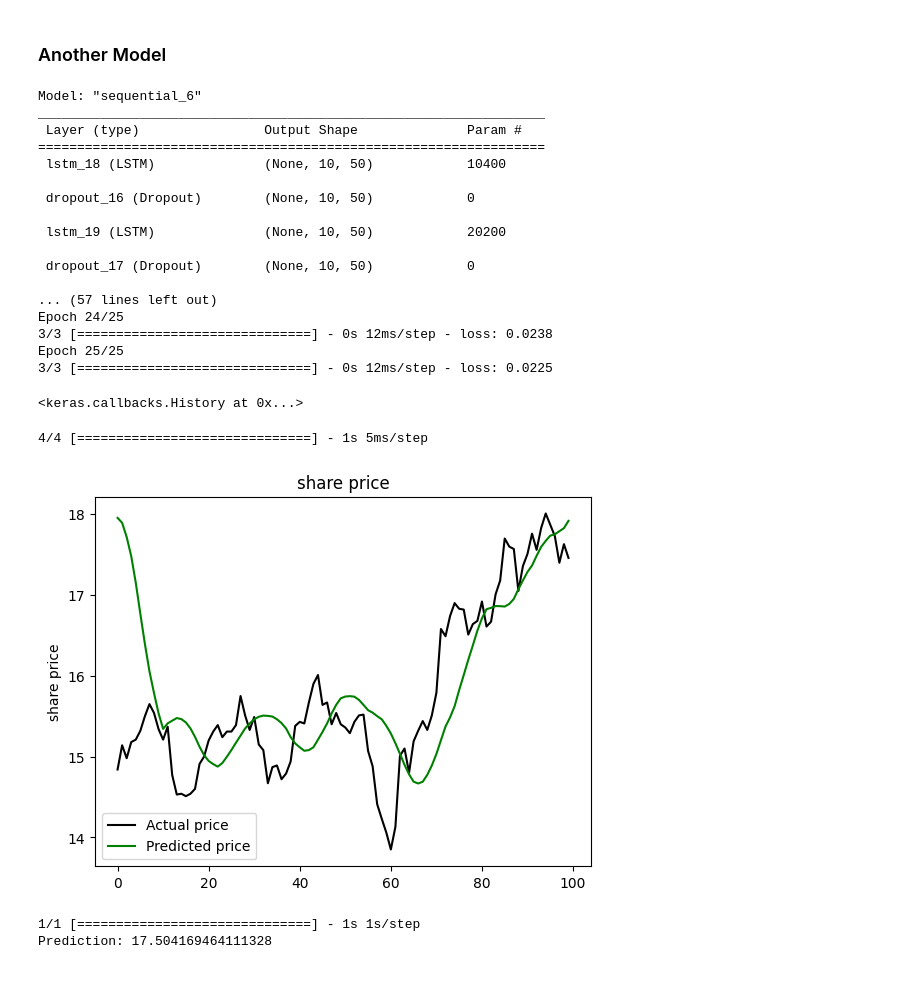
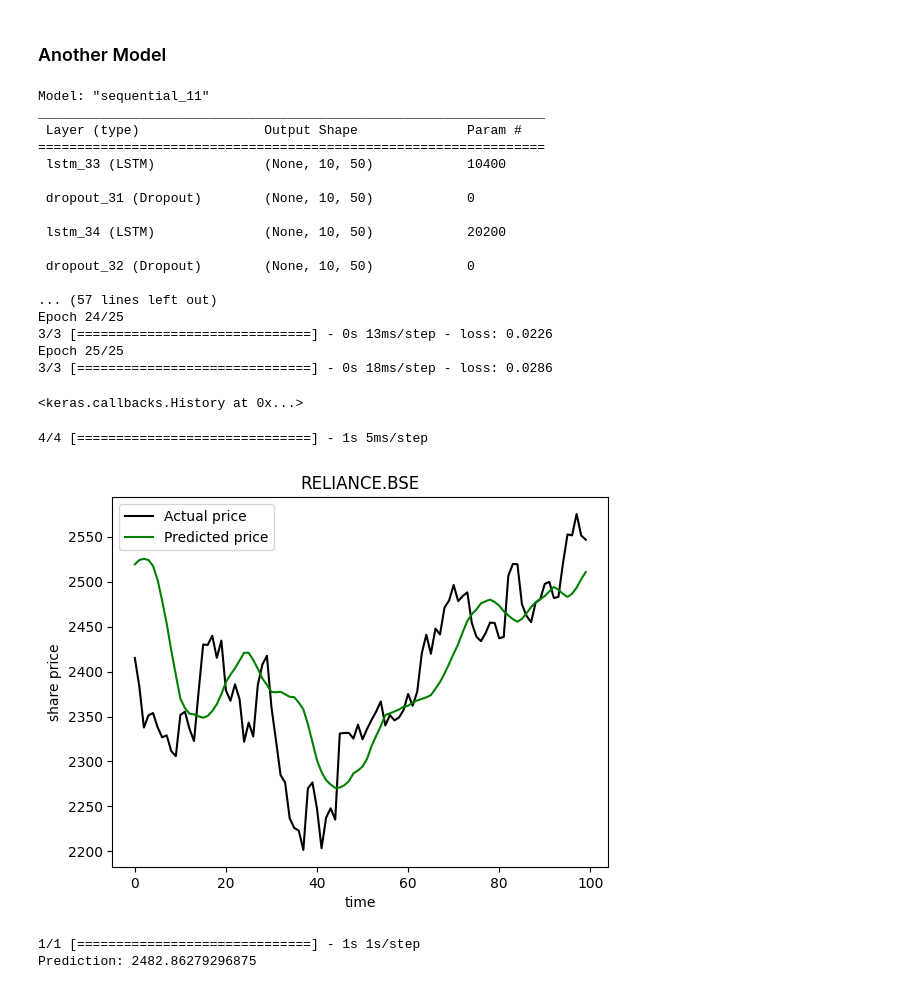
Before and after one commit to Epsilon9/Stock-Prediction-using-LSTM, a Jupyter notebook: data/data.ipynb, the cells around one changed output. Saved outputs shown, nothing was run; the diff lists cells and outputs as text; code cells hidden in the pictures.

Commit message:
Fixed Index sorting

```diff
--- a/data/data.ipynb
+++ b/data/data.ipynb
@@ -3,12 +3,12 @@ import requests
 import pandas as pd
 
 def get_ticker(stri):
-    url = f'https://www.alphavantage.co/query?function=SYMBOL_SEARCH&keywords={stri}&apikey=DJ5ATAVVQLJE2IFG'
+    url = f'https://www.alphavantage.co/query?function=SYMBOL_SEARCH&outputsize=full&keywords={stri}&apikey=DJ5ATAVVQLJE2IFG'
     r = requests.get(url)
     data = r.json()
     return str(pd.DataFrame(data["bestMatches"]).iloc[0][0])
 
-def get_data(ticker="TIME_SERIES_INTRADAY",sym="IBM"):
+def get_data(ticker="TIME_SERIES_DAILY_ADJUSTED",sym="IBM"):
     text="TIME_SERIES_INTRADAY"
     url = f"https://www.alphavantage.co/query?function={ticker}&symbol={sym}&interval=5min&apikey=DJ5ATAVVQLJE2IFG"
     r = requests.get(url)
@@ -27,7 +27,7 @@ def get_details(data):
     print(f'The {data["Meta Data"].get("1. Information")} with stock = {data["Meta Data"].get("2. Symbol")} was last refreshed at {data["Meta Data"].get("3. Last Refreshed")} with timezone = {data["Meta Data"].get("5. Time Zone")}')
 
 def stock(data):
-    print(f'{data["Meta Data"].get("2. Symbol")}')
+    return data["Meta Data"].get("2. Symbol")
 
 data=get_data(ticker="TIME_SERIES_DAILY_ADJUSTED",sym=get_ticker(input()))
 to_get=list(data)[1]
@@ -58,3 +41,5 @@ df
+# %%
+df.sort_index(ascending=True,inplace=True)
 # %% [markdown]
 ### Another Model
 # %%
@@ -144,23 +129,23 @@ model.fit(
     callbacks = [checkpointer]
 )
 # %% [output]
-Model: "sequential_6"
+Model: "sequential_11"
 _________________________________________________________________
  Layer (type)                Output Shape              Param #
 =================================================================
- lstm_18 (LSTM)              (None, 10, 50)            10400
+ lstm_33 (LSTM)              (None, 10, 50)            10400
 
- dropout_16 (Dropout)        (None, 10, 50)            0
+ dropout_31 (Dropout)        (None, 10, 50)            0
 
- lstm_19 (LSTM)              (None, 10, 50)            20200
+ lstm_34 (LSTM)              (None, 10, 50)            20200
 
- dropout_17 (Dropout)        (None, 10, 50)            0
+ dropout_32 (Dropout)        (None, 10, 50)            0
 
 ... (57 lines left out)
 Epoch 24/25
-3/3 [==============================] - 0s 12ms/step - loss: 0.0238
+3/3 [==============================] - 0s 13ms/step - loss: 0.0226
 Epoch 25/25
-3/3 [==============================] - 0s 12ms/step - loss: 0.0225
+3/3 [==============================] - 0s 18ms/step - loss: 0.0286
 <keras.callbacks.History at 0x...>
 # %%
 test_data=data
@@ -187,36 +172,36 @@ for x in range(prediction_days, len(model_inputs)):
 # Convert the x_test list to a numpy array
 x_test = np.array(x_test)
 
 # Reshape x_test to a 3D array with the appropriate dimensions for the LSTM model
 x_test = np.reshape(x_test, (x_test.shape[0], x_test.shape[1], 1))
 
 # Generate price predictions using the LSTM model
 predicted_prices = model.predict(x_test)
 
 # Invert the scaling applied to the predicted prices to obtain actual values
 predicted_prices = scaler.inverse_transform(predicted_prices)
 plt.plot(actual_prices, color='black', label=f"Actual price")
 
 # Plot the predicted prices using a green linez
 plt.plot(predicted_prices, color='green', label=f"Predicted price")
 
 # Set the title of the plot using the company name
-plt.title(f"share price")
+plt.title(stock)
 
 # Set the x-axis label as 'time'
-plt.xlabel(stock)
+plt.xlabel('time')
 
 # Set the y-axis label using the company name
 plt.ylabel(f"share price")
 
 # Display a legend to differentiate the actual and predicted prices
 plt.legend()
 
 # Show the plot on the screen
 plt.show()
 # %% [output]
 4/4 [==============================] - 1s 5ms/step
-[figure, old version]
+[figure, new version]
 # %%
 real_data = [model_inputs[len(model_inputs) + 1 - prediction_days:len(model_inputs + 1), 0]]
 
@@ -236,4 +221,4 @@ prediction = scaler.inverse_transform(prediction)
 print(f"Prediction: {prediction[0][0]}")
 # %% [output]
 1/1 [==============================] - 1s 1s/step
-Prediction: 17.504169464111328
+Prediction: 2482.86279296875
```
Also changed, not shown: parts of 2 cells of this notebook.
